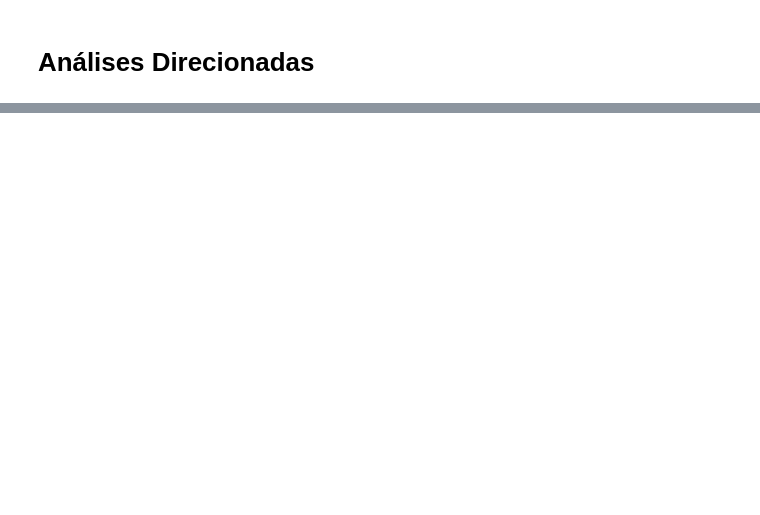
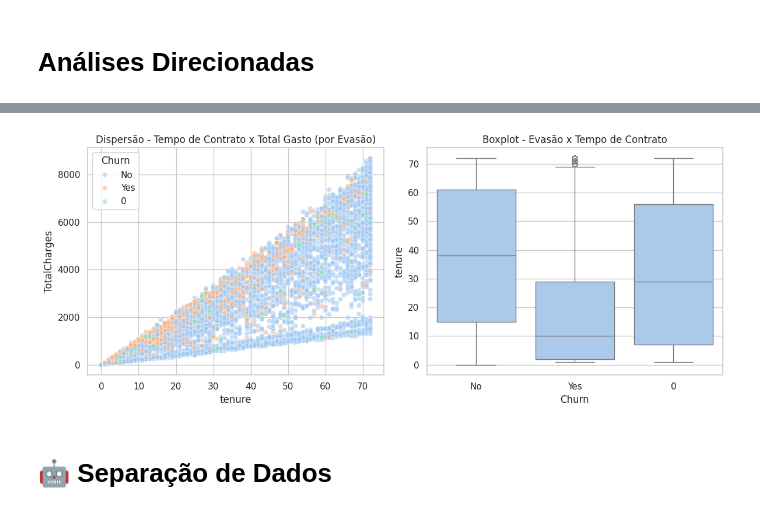
Before and after one commit to SergioCarmo-ro/TelecomX_BR_Parte_II, a Jupyter notebook: TelecomX_BR_Parte_II.ipynb, the cells around one changed output, grey strips where cells are left out. Cells and saved outputs as stored; diff of their text form; code cells hidden in the pictures; blank space fills up the shorter version.

```diff
--- a/TelecomX_BR_Parte_II.ipynb
+++ b/TelecomX_BR_Parte_II.ipynb
@@ -369,0 +438,3 @@ plt.show()
+# %%
+# Configurações estéticas
+sns.set(style="whitegrid", palette="pastel")
@@ -369,0 +457,19 @@ plt.show()
+# %%
+# -------- PLOTS --------
+plt.figure(figsize=(12,5))
+
+plt.subplot(1,2,1)
+sns.scatterplot(x="tenure", y="TotalCharges", hue="Churn", data=dados, alpha=0.6)
+plt.title("Dispersão - Tempo de Contrato x Total Gasto (por Evasão)")
+
+plt.subplot(1,2,2)
+sns.boxplot(x="Churn", y="tenure", data=dados)
+plt.title("Boxplot - Evasão x Tempo de Contrato")
+
+
+plt.tight_layout()
+plt.show()
+# %% [output]
+[figure, added]
+# %% [markdown]
+# 🤖 Separação de Dados
```
Also changed, not shown: parts of 32 cells of this notebook.
